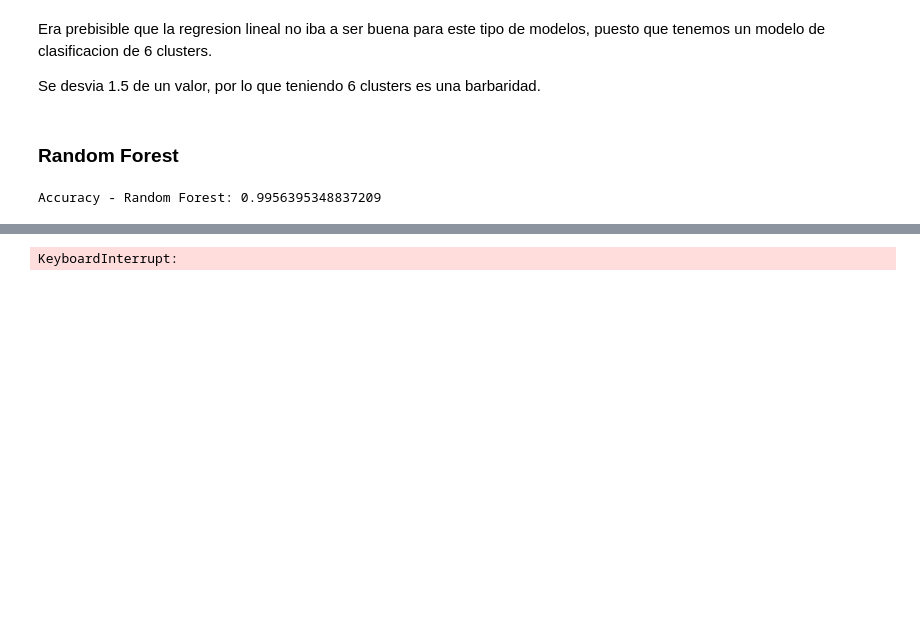
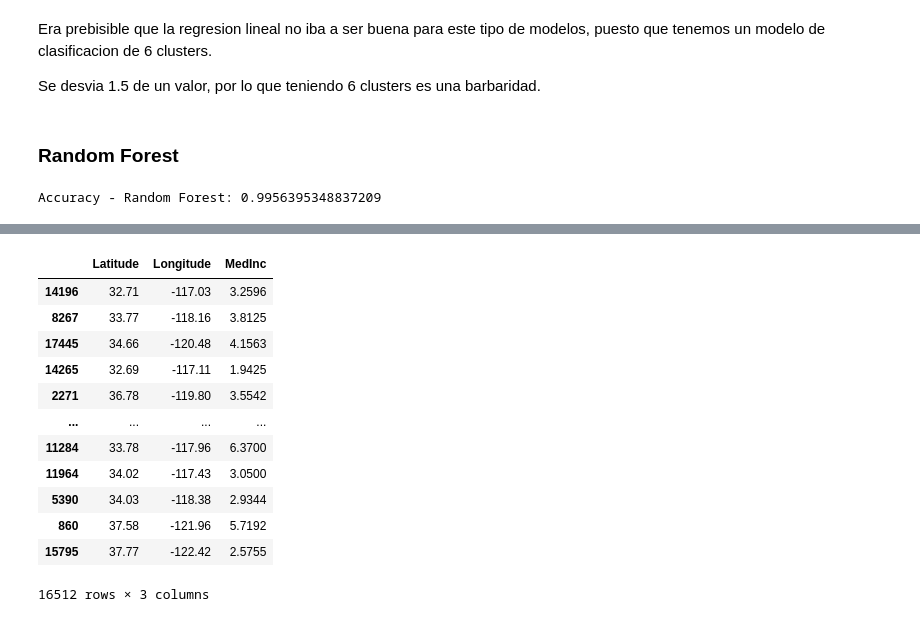
Before and after one commit to milser/Proyecto-K-Medias, a Jupyter notebook: src/explore.ipynb, the cells around one changed output, grey strips where cells are left out. Saved outputs shown, nothing was run; the diff lists cells and outputs as text; code cells hidden in the pictures; blank space fills up the shorter version.

```diff
--- a/src/explore.ipynb
+++ b/src/explore.ipynb
@@ -215,57 +167,16 @@ KeyboardInterrupt:
-# %%
-import numpy as np
-import matplotlib.pyplot as plt
-import xgboost as xgb
-from sklearn.metrics import accuracy_score
-
-# Definir los valores de los hiperparámetros
-n_estimators_values = [10, 50, 100, 200, 500]
-max_depth_values = [None, 10, 20, 30, 50]
-learning_rate_values = [0.01, 0.1, 0.3]
-subsample_values = [0.5, 0.75, 1.0]
-colsample_bytree_values = [0.5, 0.75, 1.0]
-
-# Crear una matriz para almacenar las precisión de los modelos
-accuracy_matrix_xgb = np.zeros((len(n_estimators_values), len(max_depth_values), len(learning_rate_values), len(subsample_values), len(colsample_bytree_values)))
-
-# Iterar sobre los valores de los hiperparámetros y entrenar los modelos
-for i, n_estimators in enumerate(n_estimators_values):
-    for j, max_depth in enumerate(max_depth_values):
-        for k, learning_rate in enumerate(learning_rate_values):
-            for l, subsample in enumerate(subsample_values):
-                for m, colsample_bytree in enumerate(colsample_bytree_values):
-                    params = {
-                        'objective': 'multi:softmax',
-                        'num_class': len(np.unique(labels_train)),
-                        'n_estimators': n_estimators,
-                        'max_depth': max_depth,
-                        'learning_rate': learning_rate,
-                        'subsample': subsample,
-                        'colsample_bytree': colsample_bytree,
-                        'tree_method': 'hist',
-                        'device': 'cuda',
-                        'random_state': 42
-                    }
-                    xgb_classifier = xgb.XGBClassifier(**params)
-                    xgb_classifier.fit(features_train, labels_train)
-                    xgb_pred = xgb_classifier.predict(features_test)
-                    accuracy = accuracy_score(test_data[target], xgb_pred)
-                    accuracy_matrix_xgb[i, j, k, l, m] = accuracy
-
-# Visualizar la precisión de los modelos
-plt.figure(figsize=(20, 8))
-for i, n_estimators in enumerate(n_estimators_values):
-    for j, max_depth in enumerate(max_depth_values):
-        for k, learning_rate in enumerate(learning_rate_values):
-            for l, subsample in enumerate(subsample_values):
-                for m, colsample_bytree in enumerate(colsample_bytree_values):
-                    plt.plot(n_estimators, accuracy_matrix_xgb[i, j, k, l, m], label=f"n_estimators={n_estimators}, max_depth={max_depth}, learning_rate={learning_rate}, subsample={subsample}, colsample_bytree={colsample_bytree}")
-
-plt.xlabel('n_estimators')
-plt.ylabel('Accuracy')
-plt.title('Accuracy of XGBoost Models with Different Hyperparameters')
-plt.grid(True)
-plt.legend()
-plt.show()
-# %% [output]
-KeyboardInterrupt:
+# %%
+features_train
+# %% [output]
+|  | Latitude | Longitude | MedInc |
+| 14196 | 32.71 | -117.03 | 3.2596 |
+| 8267 | 33.77 | -118.16 | 3.8125 |
+| 17445 | 34.66 | -120.48 | 4.1563 |
+| 14265 | 32.69 | -117.11 | 1.9425 |
+| 2271 | 36.78 | -119.80 | 3.5542 |
+| ... | ... | ... | ... |
+| 11284 | 33.78 | -117.96 | 6.3700 |
+| 11964 | 34.02 | -117.43 | 3.0500 |
+| 5390 | 34.03 | -118.38 | 2.9344 |
+| 860 | 37.58 | -121.96 | 5.7192 |
+| 15795 | 37.77 | -122.42 | 2.5755 |
+16512 rows × 3 columns
```
Also changed, not shown: parts of 1 cell of this notebook.
